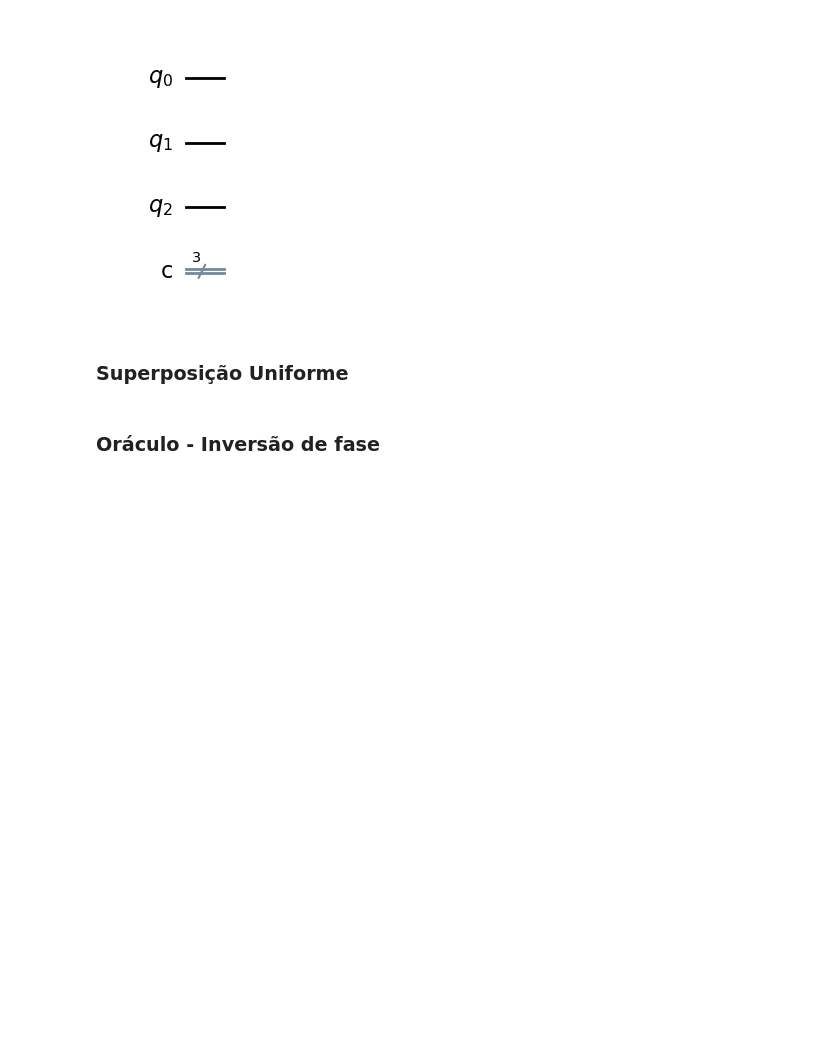
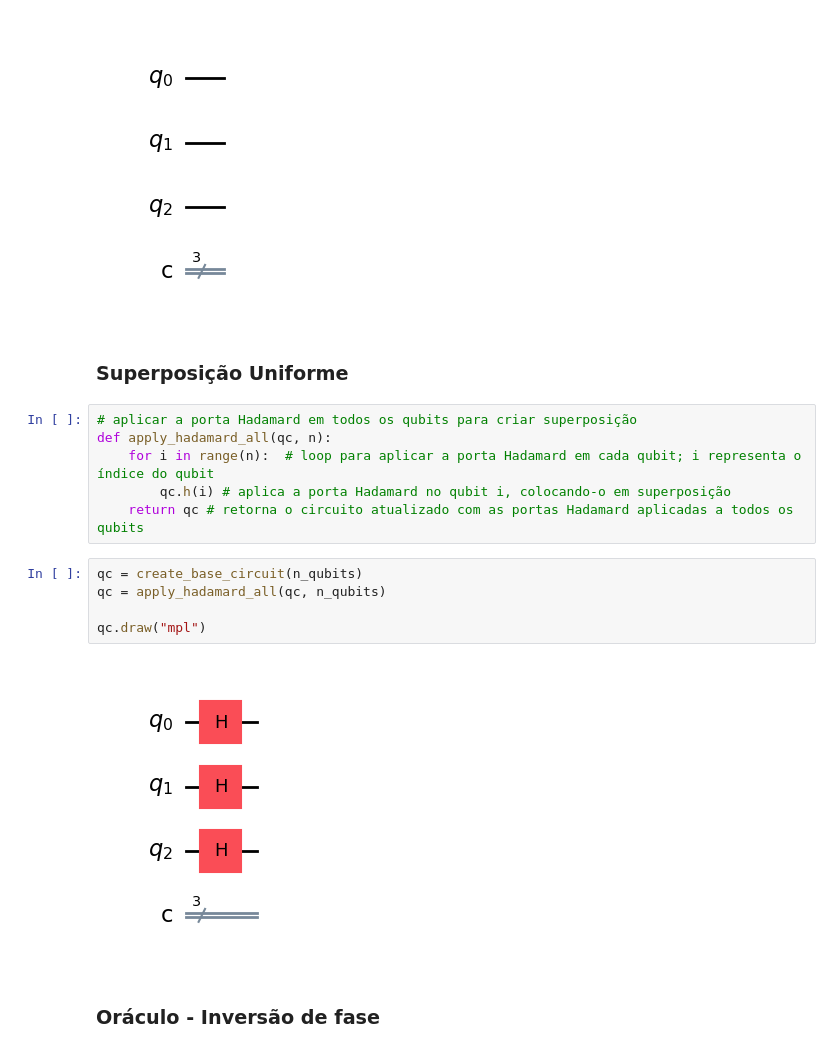
Before and after one commit to priscillalea/quantum-software.ipynb, a Jupyter notebook: quantum-associative-memory.ipynb, the cells around one changed output. Cells and saved outputs as stored; diff of their text form; blank space fills up the shorter version.

```diff
--- a/quantum-associative-memory.ipynb
+++ b/quantum-associative-memory.ipynb
@@ -34,5 +74,18 @@ qc.draw("mpl")
 [figure]
 # %% [markdown]
 ### Superposição Uniforme
+# %%
+# aplicar a porta Hadamard em todos os qubits para criar superposição
+def apply_hadamard_all(qc, n):
+    for i in range(n):  # loop para aplicar a porta Hadamard em cada qubit; i representa o índice do qubit
+        qc.h(i) # aplica a porta Hadamard no qubit i, colocando-o em superposição
+    return qc # retorna o circuito atualizado com as portas Hadamard aplicadas a todos os qubits
+# %%
+qc = create_base_circuit(n_qubits)
+qc = apply_hadamard_all(qc, n_qubits)
+
+qc.draw("mpl")
+# %% [output]
+[figure, added]
 # %% [markdown]
 ### Oráculo - Inversão de fase
```
Also changed, not shown: parts of 12 cells of this notebook.
